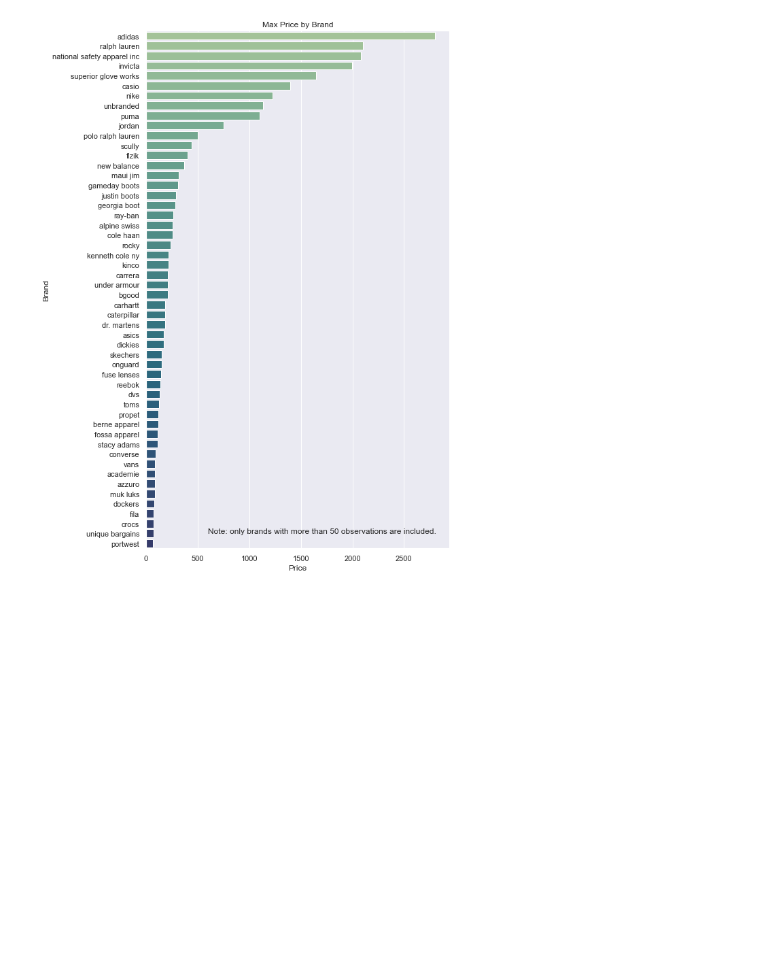
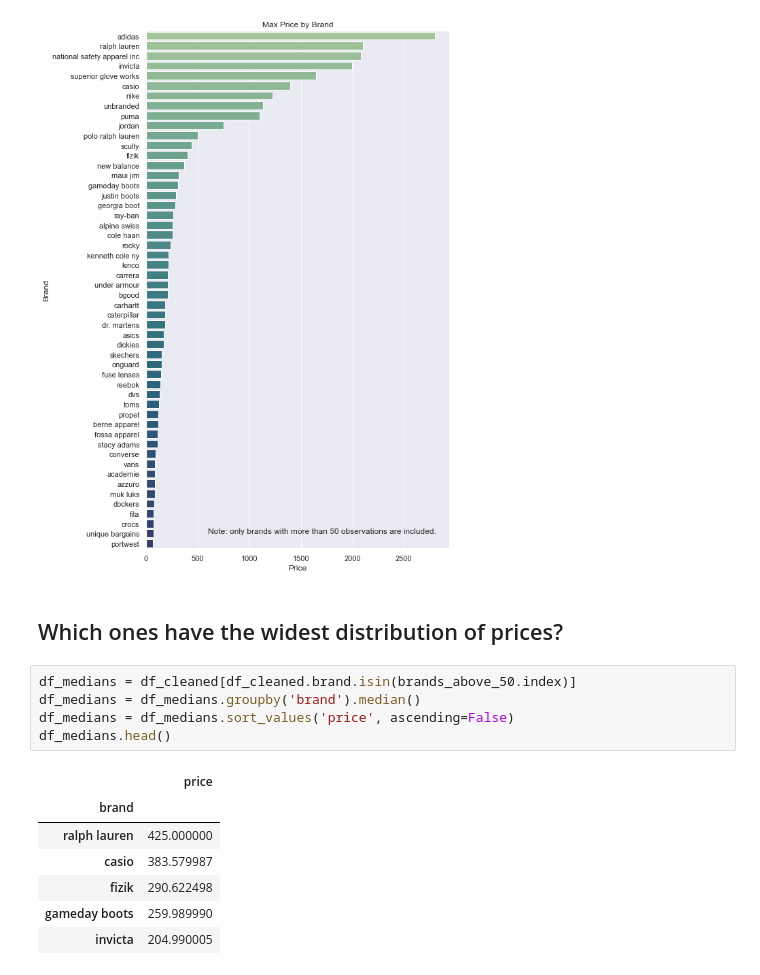
Before and after one commit to tjkyner/mens-shoe-prices, a Jupyter notebook: notebook.ipynb, the cells around one changed output. Cells and saved outputs as stored; diff of their text form; blank space fills up the shorter version.

Commit message:
widest distributions

```diff
--- a/notebook.ipynb
+++ b/notebook.ipynb
@@ -367,3 +367,19 @@ plt.annotate(text='Note: only brands with more than 50 observations are included
              xy=(600, 50));
 # %% [output]
 [figure]
+# %% [markdown]
+
+## Which ones have the widest distribution of prices?
+# %%
+df_medians = df_cleaned[df_cleaned.brand.isin(brands_above_50.index)]
+df_medians = df_medians.groupby('brand').median()
+df_medians = df_medians.sort_values('price', ascending=False)
+df_medians.head()
+# %% [output]
+|  | price |
+| brand |  |
+| ralph lauren | 425.000000 |
+| casio | 383.579987 |
+| fizik | 290.622498 |
+| gameday boots | 259.989990 |
+| invicta | 204.990005 |
```
Also changed, not shown: parts of 2 cells of this notebook.
